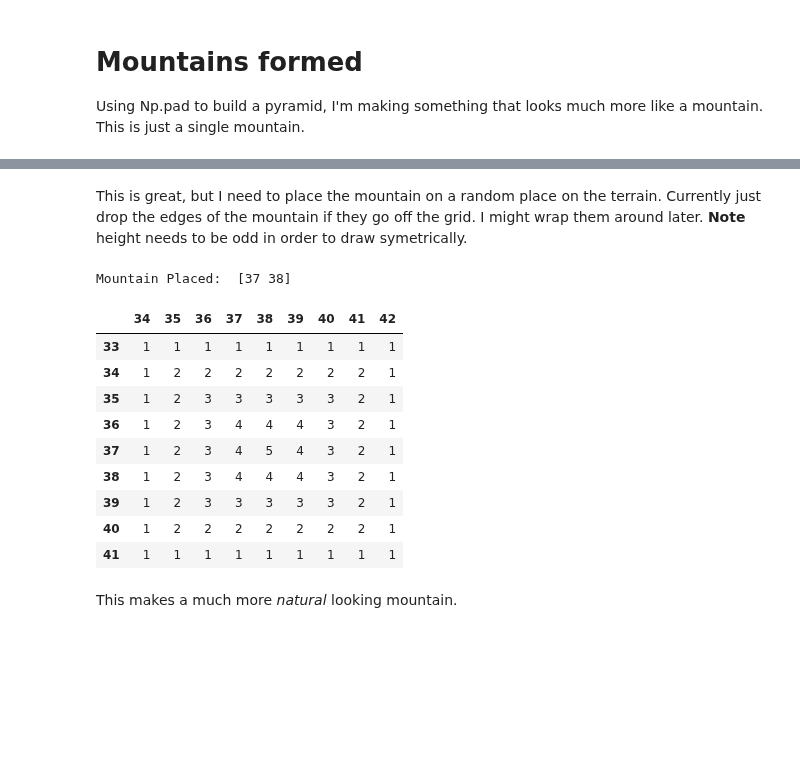
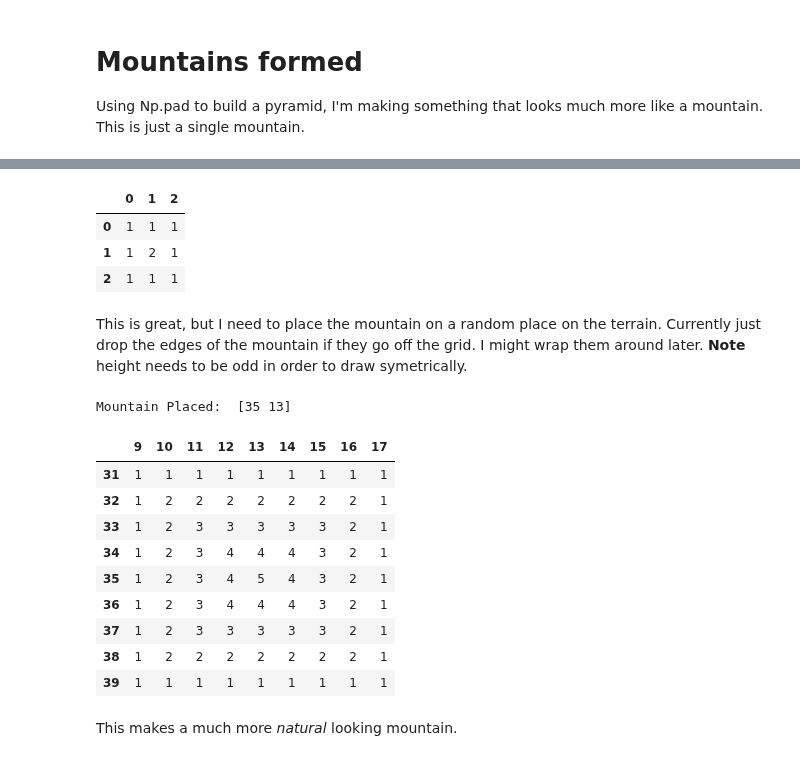
Before and after one commit to BillmanH/dsadventure, a Jupyter notebook: notebooks/1 Mountains_Oceans_and_Rainfall.ipynb, the cells around one changed output, grey strips where cells are left out. Drawn from its saved outputs; the diff is of its cells as text; code cells hidden in the pictures; blank space fills up the shorter version.

```diff
--- a/notebooks/1 Mountains_Oceans_and_Rainfall.ipynb
+++ b/notebooks/1 Mountains_Oceans_and_Rainfall.ipynb
@@ -65,49 +49,30 @@ getMountain()
+# %%
+world.getMountain()
+# %% [output]
+|  | 0 | 1 | 2 |
+| 0 | 1 | 1 | 1 |
+| 1 | 1 | 2 | 1 |
+| 2 | 1 | 1 | 1 |
 # %% [markdown]
 This is great, but I need to place the mountain on a random place on the terrain. Currently just drop the edges of the mountain if they go off the grid. I might wrap them around later. **Note** height needs to be odd in order to draw symetrically.
-# %%
-def get_random_chord(df):
-    x = np.random.choice(df.index.tolist(),1)[0]
-    y = np.random.choice(df.columns.tolist(),1)[0]
-    coord = [x,y]
-    return np.array(coord)
-
-
-def reindexMountain(c,m):
-    m.index = np.pad([c[0]],(round(len(m.index)/2)
-                   ,round(len(m.index)/2)),
-           'linear_ramp',
-          end_values=(c[0]-round(len(m.index)/2),
-                    c[0]+round(len(m.index)/2)
-                     )
-          )
-    m.columns = np.pad([c[1]],(round(len(m.columns)/2)
-                   ,round(len(m.columns)/2)),
-           'linear_ramp',
-          end_values=(c[1]-round(len(m.columns)/2),
-                    c[1]+round(len(m.columns)/2)
-                     )
-          )
-    return m
-
-
-#pd.DataFrame(getMountain(height=peak_height))
-c = get_random_chord(shiftedTerrainWorld)
-m = getMountain(height=5)
-print("Mountain Placed: ", c)
-
-mdf = reindexMountain(c,m)
-mdf
-# %% [output]
-Mountain Placed:  [37 38]
-|  | 34 | 35 | 36 | 37 | 38 | 39 | 40 | 41 | 42 |
-| 33 | 1 | 1 | 1 | 1 | 1 | 1 | 1 | 1 | 1 |
-| 34 | 1 | 2 | 2 | 2 | 2 | 2 | 2 | 2 | 1 |
-| 35 | 1 | 2 | 3 | 3 | 3 | 3 | 3 | 2 | 1 |
-| 36 | 1 | 2 | 3 | 4 | 4 | 4 | 3 | 2 | 1 |
-| 37 | 1 | 2 | 3 | 4 | 5 | 4 | 3 | 2 | 1 |
-| 38 | 1 | 2 | 3 | 4 | 4 | 4 | 3 | 2 | 1 |
-| 39 | 1 | 2 | 3 | 3 | 3 | 3 | 3 | 2 | 1 |
-| 40 | 1 | 2 | 2 | 2 | 2 | 2 | 2 | 2 | 1 |
-| 41 | 1 | 1 | 1 | 1 | 1 | 1 | 1 | 1 | 1 |
+# %%
+c = world.get_random_chord()
+m = world.getMountain(height=5)
+print("Mountain Placed: ", c)
+
+mdf = world.reindexMountain(c,m)
+mdf
+# %% [output]
+Mountain Placed:  [35 13]
+|  | 9 | 10 | 11 | 12 | 13 | 14 | 15 | 16 | 17 |
+| 31 | 1 | 1 | 1 | 1 | 1 | 1 | 1 | 1 | 1 |
+| 32 | 1 | 2 | 2 | 2 | 2 | 2 | 2 | 2 | 1 |
+| 33 | 1 | 2 | 3 | 3 | 3 | 3 | 3 | 2 | 1 |
+| 34 | 1 | 2 | 3 | 4 | 4 | 4 | 3 | 2 | 1 |
+| 35 | 1 | 2 | 3 | 4 | 5 | 4 | 3 | 2 | 1 |
+| 36 | 1 | 2 | 3 | 4 | 4 | 4 | 3 | 2 | 1 |
+| 37 | 1 | 2 | 3 | 3 | 3 | 3 | 3 | 2 | 1 |
+| 38 | 1 | 2 | 2 | 2 | 2 | 2 | 2 | 2 | 1 |
+| 39 | 1 | 1 | 1 | 1 | 1 | 1 | 1 | 1 | 1 |
 # %% [markdown]
 This makes a much more _natural_ looking mountain.
```
Also changed, not shown: parts of 12 cells of this notebook, 2 other files.
